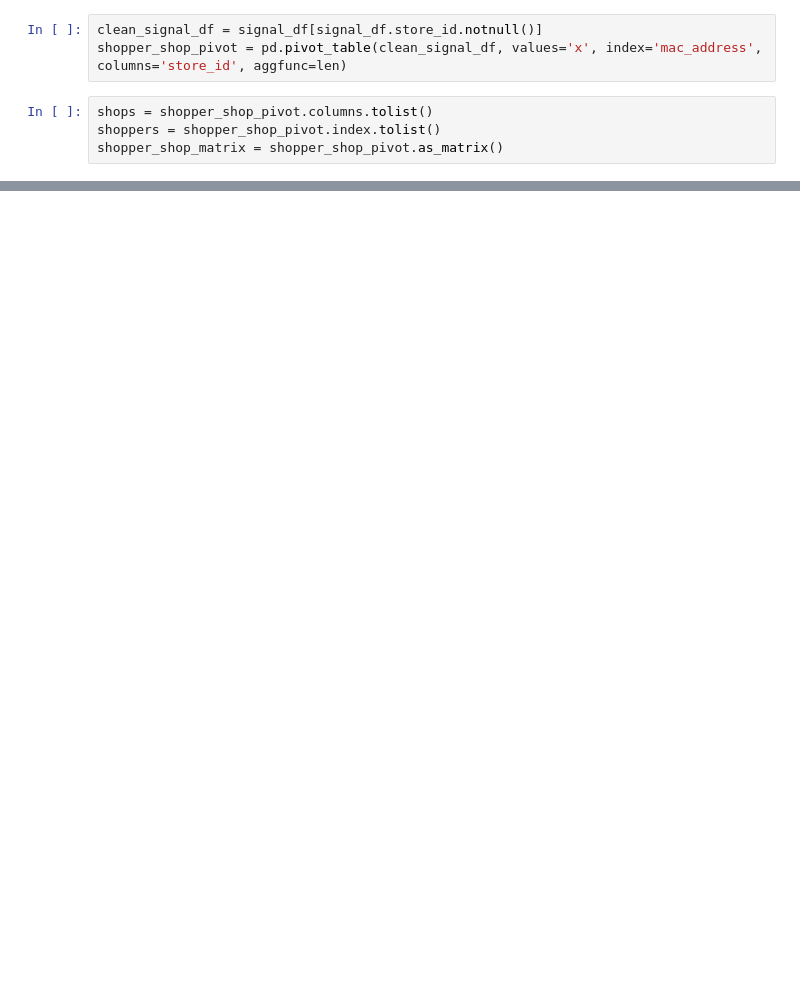
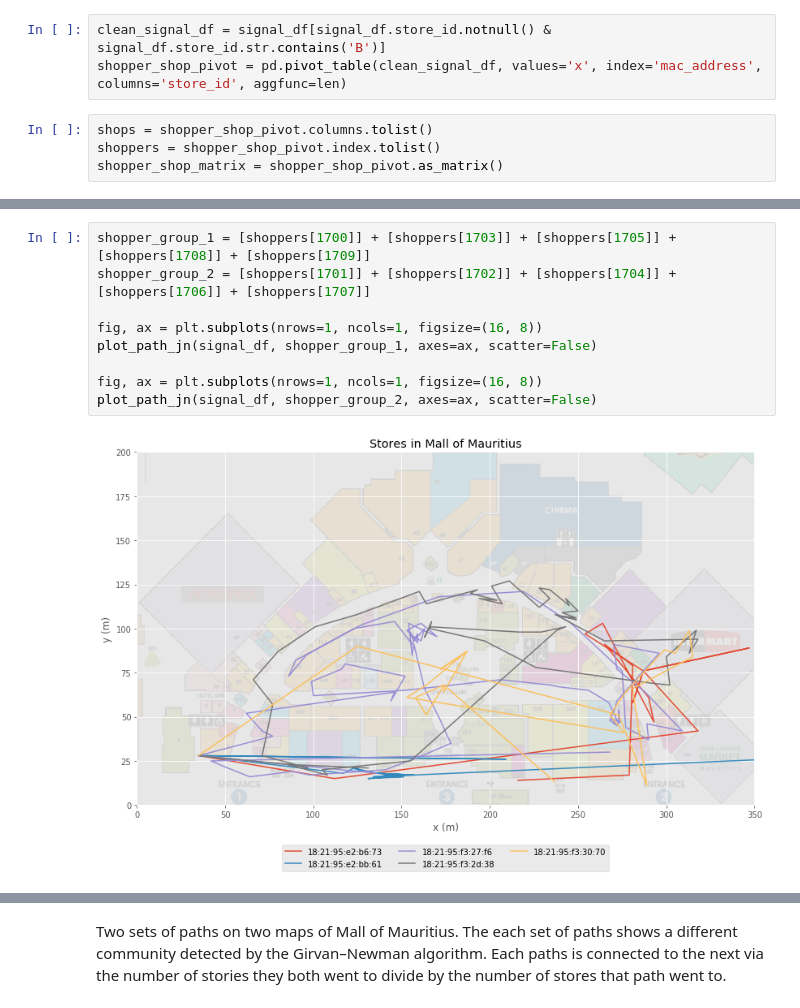
Before and after one commit to Beaulieu318/msci-complexity-project, a Jupyter notebook: msci/analysis/notebooks/networks_shopper_similarity_analysis.ipynb, the cells around one changed output, grey strips where cells are left out. Cells and saved outputs as stored; diff of their text form; blank space fills up the shorter version.

```diff
--- a/msci/analysis/notebooks/networks_shopper_similarity_analysis.ipynb
+++ b/msci/analysis/notebooks/networks_shopper_similarity_analysis.ipynb
@@ -41,7 +66,7 @@ Using this matrix, we can determine how similar the shoppers are. The new matrix
 # %% [markdown]
 ## Get data
 # %%
-clean_signal_df = signal_df[signal_df.store_id.notnull()]
+clean_signal_df = signal_df[signal_df.store_id.notnull() & signal_df.store_id.str.contains('B')]
 shopper_shop_pivot = pd.pivot_table(clean_signal_df, values='x', index='mac_address', columns='store_id', aggfunc=len)
 # %%
 shops = shopper_shop_pivot.columns.tolist()
@@ -114,0 +154,11 @@ The rank distribution (Zipf Plot) showing the in-degree ($k_{in}$) against the i
+# %%
+shopper_group_1 = [shoppers[1700]] + [shoppers[1703]] + [shoppers[1705]] + [shoppers[1708]] + [shoppers[1709]]
+shopper_group_2 = [shoppers[1701]] + [shoppers[1702]] + [shoppers[1704]] + [shoppers[1706]] + [shoppers[1707]]
+
+fig, ax = plt.subplots(nrows=1, ncols=1, figsize=(16, 8))
+plot_path_jn(signal_df, shopper_group_1, axes=ax, scatter=False)
+
+fig, ax = plt.subplots(nrows=1, ncols=1, figsize=(16, 8))
+plot_path_jn(signal_df, shopper_group_2, axes=ax, scatter=False)
+# %% [output]
+[figure, added]
@@ -114,0 +166,2 @@ The rank distribution (Zipf Plot) showing the in-degree ($k_{in}$) against the i
+# %% [markdown]
+Two sets of paths on two maps of Mall of Mauritius. The each set of paths shows a different community detected by the Girvan–Newman algorithm. Each paths is connected to the next via the number of stories they both went to divide by the number of stores that path went to.
```
Also changed, not shown: parts of 33 cells of this notebook, 1 other file.
